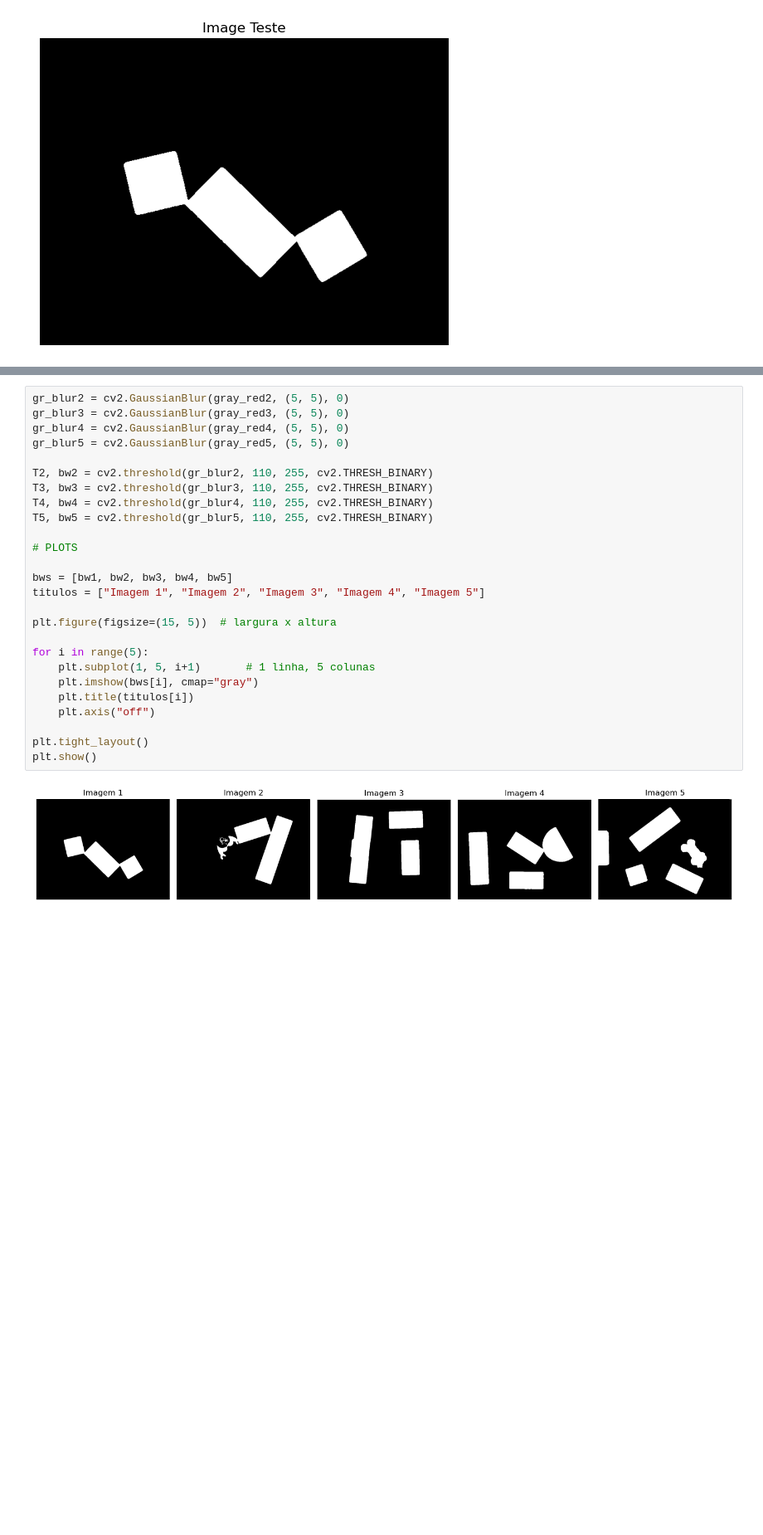
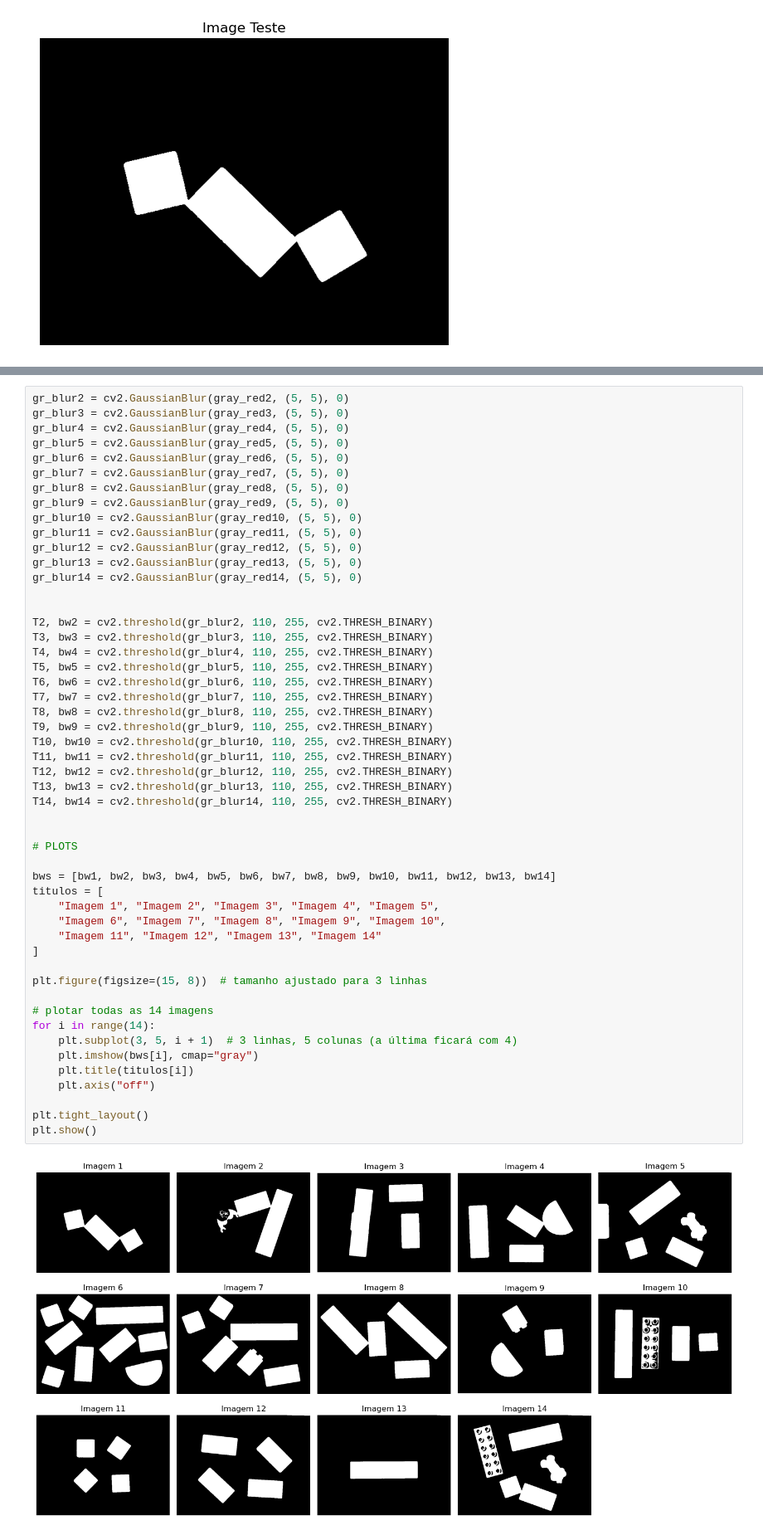
Before and after one commit to miguelac4/piv_tp1, a Jupyter notebook: src/trabalho_pratico1.ipynb, the cells around one changed output, grey strips where cells are left out. Shown at 83% size. Saved outputs shown, nothing was run; the diff lists cells and outputs as text; blank space fills up the shorter version.

Commit message:
Nova Versão 13/10 com Melhoramento de Imagem Terminado

```diff
--- a/src/trabalho_pratico1.ipynb
+++ b/src/trabalho_pratico1.ipynb
@@ -297,28 +382,53 @@ Binarização para os casos mais criticos
 # %%
 gr_blur2 = cv2.GaussianBlur(gray_red2, (5, 5), 0)
 gr_blur3 = cv2.GaussianBlur(gray_red3, (5, 5), 0)
 gr_blur4 = cv2.GaussianBlur(gray_red4, (5, 5), 0)
 gr_blur5 = cv2.GaussianBlur(gray_red5, (5, 5), 0)
+gr_blur6 = cv2.GaussianBlur(gray_red6, (5, 5), 0)
+gr_blur7 = cv2.GaussianBlur(gray_red7, (5, 5), 0)
+gr_blur8 = cv2.GaussianBlur(gray_red8, (5, 5), 0)
+gr_blur9 = cv2.GaussianBlur(gray_red9, (5, 5), 0)
+gr_blur10 = cv2.GaussianBlur(gray_red10, (5, 5), 0)
+gr_blur11 = cv2.GaussianBlur(gray_red11, (5, 5), 0)
+gr_blur12 = cv2.GaussianBlur(gray_red12, (5, 5), 0)
+gr_blur13 = cv2.GaussianBlur(gray_red13, (5, 5), 0)
+gr_blur14 = cv2.GaussianBlur(gray_red14, (5, 5), 0)
+
 
 T2, bw2 = cv2.threshold(gr_blur2, 110, 255, cv2.THRESH_BINARY)
 T3, bw3 = cv2.threshold(gr_blur3, 110, 255, cv2.THRESH_BINARY)
 T4, bw4 = cv2.threshold(gr_blur4, 110, 255, cv2.THRESH_BINARY)
 T5, bw5 = cv2.threshold(gr_blur5, 110, 255, cv2.THRESH_BINARY)
+T6, bw6 = cv2.threshold(gr_blur6, 110, 255, cv2.THRESH_BINARY)
+T7, bw7 = cv2.threshold(gr_blur7, 110, 255, cv2.THRESH_BINARY)
+T8, bw8 = cv2.threshold(gr_blur8, 110, 255, cv2.THRESH_BINARY)
+T9, bw9 = cv2.threshold(gr_blur9, 110, 255, cv2.THRESH_BINARY)
+T10, bw10 = cv2.threshold(gr_blur10, 110, 255, cv2.THRESH_BINARY)
+T11, bw11 = cv2.threshold(gr_blur11, 110, 255, cv2.THRESH_BINARY)
+T12, bw12 = cv2.threshold(gr_blur12, 110, 255, cv2.THRESH_BINARY)
+T13, bw13 = cv2.threshold(gr_blur13, 110, 255, cv2.THRESH_BINARY)
+T14, bw14 = cv2.threshold(gr_blur14, 110, 255, cv2.THRESH_BINARY)
+
 
 # PLOTS
 
-bws = [bw1, bw2, bw3, bw4, bw5]
-titulos = ["Imagem 1", "Imagem 2", "Imagem 3", "Imagem 4", "Imagem 5"]
+bws = [bw1, bw2, bw3, bw4, bw5, bw6, bw7, bw8, bw9, bw10, bw11, bw12, bw13, bw14]
+titulos = [
+    "Imagem 1", "Imagem 2", "Imagem 3", "Imagem 4", "Imagem 5",
+    "Imagem 6", "Imagem 7", "Imagem 8", "Imagem 9", "Imagem 10",
+    "Imagem 11", "Imagem 12", "Imagem 13", "Imagem 14"
+]
 
-plt.figure(figsize=(15, 5))  # largura x altura
+plt.figure(figsize=(15, 8))  # tamanho ajustado para 3 linhas
 
-for i in range(5):
-    plt.subplot(1, 5, i+1)       # 1 linha, 5 colunas
+# plotar todas as 14 imagens
+for i in range(14):
+    plt.subplot(3, 5, i + 1)  # 3 linhas, 5 colunas (a última ficará com 4)
     plt.imshow(bws[i], cmap="gray")
     plt.title(titulos[i])
     plt.axis("off")
 
 plt.tight_layout()
 plt.show()
 # %% [output]
-[figure, old version]
+[figure, new version]
```
Also changed, not shown: parts of 19 cells of this notebook.
